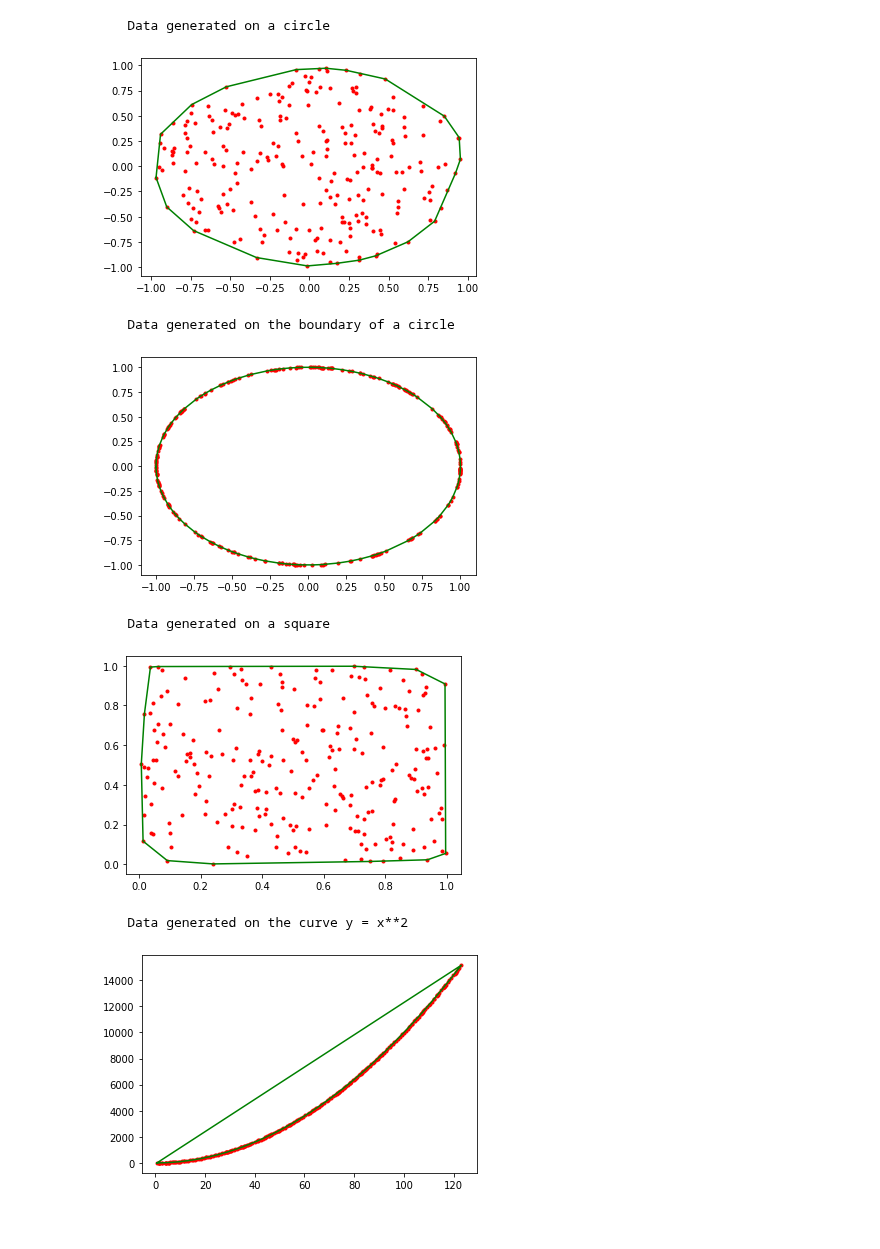
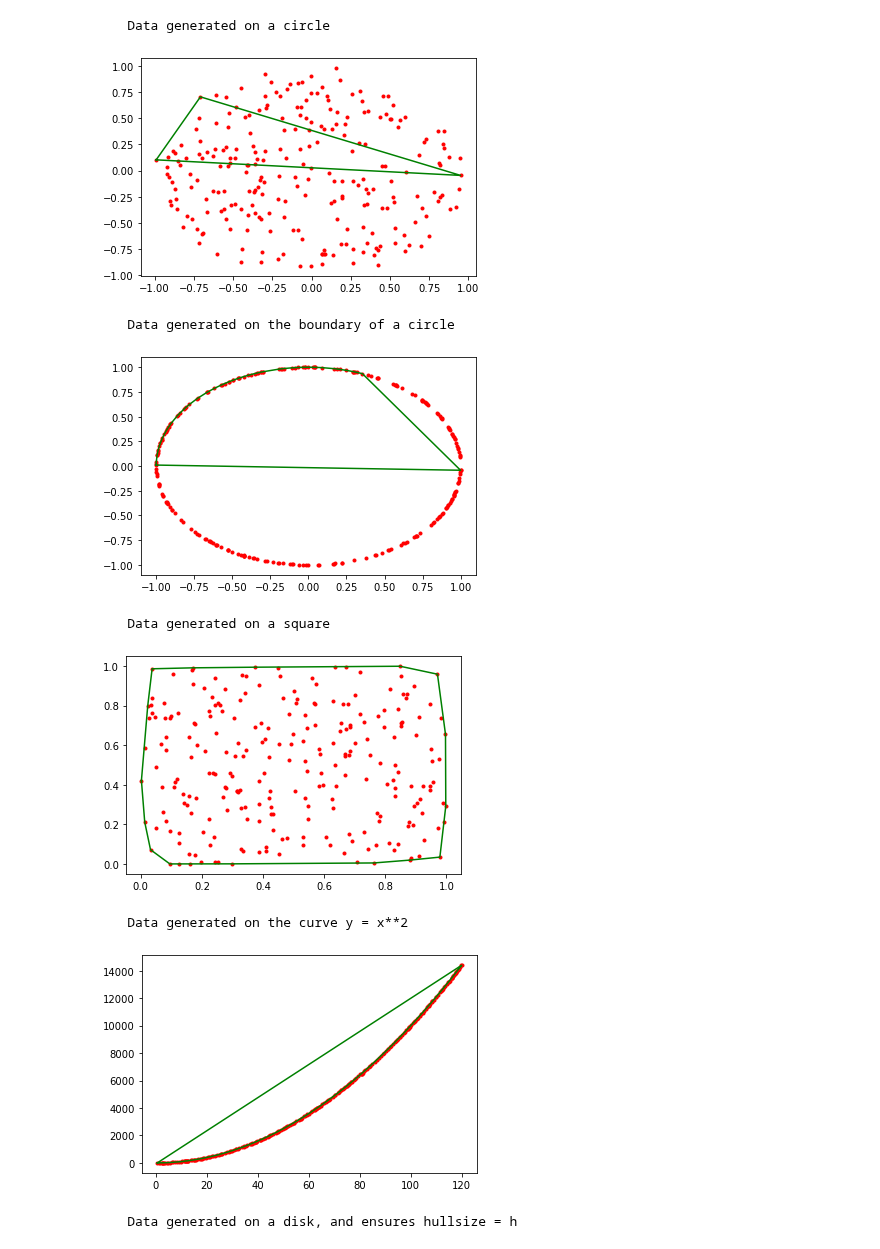
Before and after one commit to Nimakii/etkortnavn, a Jupyter notebook: handin2/H2.ipynb, the cells around one changed output. Cells and saved outputs as stored; diff of their text form; code cells hidden in the pictures.

```diff
--- a/handin2/H2.ipynb
+++ b/handin2/H2.ipynb
@@ -50,6 +50,15 @@ def generate_poly(n):
         pts.append((x,y))
     return pts
 
+def generate_fixed_sized_disk(n,h):
+    """
+    Data generated on a disk, and ensures hullsize = h
+    """
+    inner_points = generate_circle(n-h)
+    sqrt2 = math.sqrt(2)
+    hull_points = [ (sqrt2,sqrt2) , (-sqrt2,sqrt2) , (sqrt2,-sqrt2) , (-sqrt2,-sqrt2) ]
+    return inner_points + hull_points + generate_circle_circumference(h-4,radius=2)
+
 generators = [generate_circle,generate_circle_circumference,generate_square,generate_poly]
 
 def plot(random_points,ch):
@@ -69,6 +78,10 @@ def test_convex_hull(CH_algo,n):
         random_points = generator(n)
         ch = CH_algo(random_points)
         plot(random_points,ch)
+    print(generate_fixed_sized_disk.__doc__)
+    random_points = generate_fixed_sized_disk(n,10)
+    ch = CH_algo(random_points)
+    plot(random_points,ch)
 # %%
 def partition(arr, low, high):
     i = (low-1)         # index of smaller element
@@ -198,20 +214,20 @@ TURN_LEFT, TURN_RIGHT, TURN_NONE = (1, -1, 0)
 
 from copy import deepcopy
 import math
-# def compute_tangent_binary(pts, p):
-#     low = 0
-#     high = len(pts)-1
-#     counter = 0
-#     best_tangent = None
-#     while(low <= high and counter < 1000):
-#         counter += 1
-#         mid = (high+low)/2
-#         if mid == 0:
-#             #
-#             return
-#         mid_prev = left_turn(p, pts[mid], pts[mid-1])
-
-
+def compute_tangent_binary(pts, p):
+    low = 0
+    high = len(pts)-1
+    while(low <= high):
+        mid = math.floor((low+high)/2)
+        if mid+1>=len(pts):
+            return pts[mid]
+        if (left_turn(p,pts[mid-1],pts[mid]) and \
+            not left_turn(p,pts[mid],pts[mid+1])):
+            return pts[mid]
+        if not left_turn(p,pts[mid-1],pts[mid]):
+            high = mid - 1
+        else:
+            low = mid + 1
 
 def compute_tangent(pts, p):
     if len(pts) == 1:
@@ -246,7 +262,7 @@ def UHwithSize(pts,h):
         if p[0] == maxx:
             break
         #compute the upper tangent t_i from p to U_i (if it exists)
-        tangent_points = [compute_tangent(hull,p) for hull in upper_hulls if len(hull) > 0 ]
+        tangent_points = [compute_tangent_binary(hull,p) for hull in upper_hulls if len(hull) > 0 ]
         #t ← tangent that makes the smallest angle with l
         #p ← the other tangent point on t . This is like the “change of pivot” in gift wrapping
         #l ← t . This is like “rotating the ray” in gift wrapping
@@ -277,39 +293,40 @@ def LHwithSize(pts,h):
         if p[0] == minx:
             break
         #compute the upper tangent t_i from p to U_i (if it exists)
-        tangent_points = [compute_tangent(hull,p) for hull in upper_hulls if len(hull) > 0 ]
+        tangent_points = [compute_tangent_binary(hull,p) for hull in upper_hulls if len(hull) > 0 ]
         #t ← tangent that makes the smallest angle with l
         #p ← the other tangent point on t . This is like the “change of pivot” in gift wrapping
         #l ← t . This is like “rotating the ray” in gift wrapping
         p = compute_tangent(tangent_points,p)
         #Remove any vertex of every Ui that is to the right of p . This could make some Ui empty
         upper_hulls = [ [point for point in hull if point[0]<=p[0]] for hull in upper_hulls ]
     return p[0] == minx, final_hull
 
 def CH_CH(pts):
     if isinstance(pts,int):
         return [pts]
     if len(pts) <= 1:
         return pts
     n = len(pts)
     #for i in range(math.ceil(math.log(math.log(n)))):
     for i in range(4,n): #unreachable to go above log(log(n)) and above gives errors
         success, upper_hull = UHwithSize(pts,2**(2**i))
         if success:
             break
     for i in range(4,n):
         success, lower_hull = LHwithSize(pts,2**(2**i))
         if success:
             break
     return upper_hull + lower_hull + [upper_hull[0]]
 
 test_convex_hull(CH_CH,250)
 # %% [output]
     Data generated on a circle
-[figure, old version]
+[figure, new version]
     Data generated on the boundary of a circle
-[figure, old version]
+[figure, new version]
     Data generated on a square
-[figure, old version]
+[figure, new version]
     Data generated on the curve y = x**2
-[figure, old version]
+[figure, new version]
+    Data generated on a disk, and ensures hullsize = h
```
Also changed, not shown: parts of 11 cells of this notebook.
